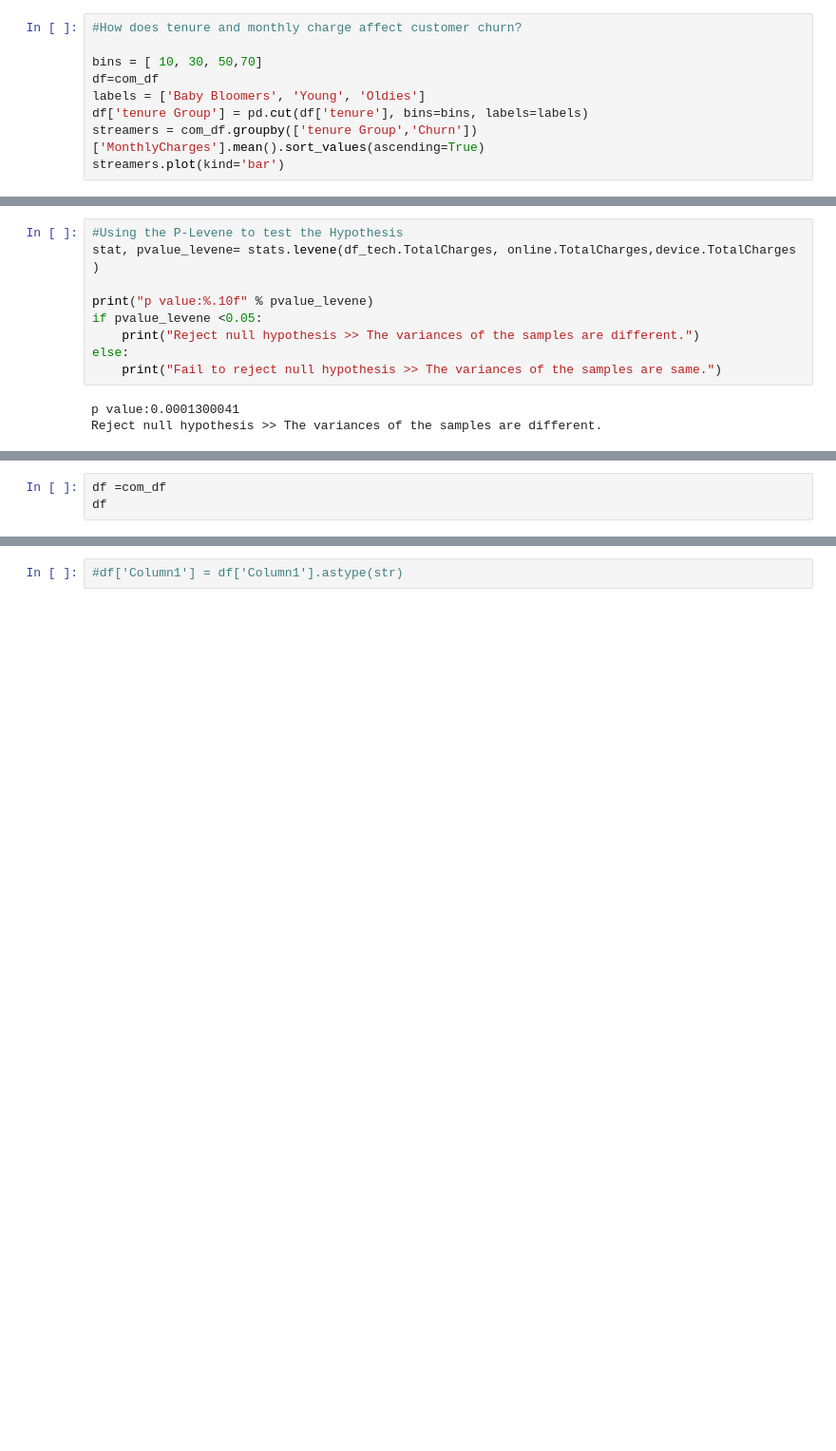
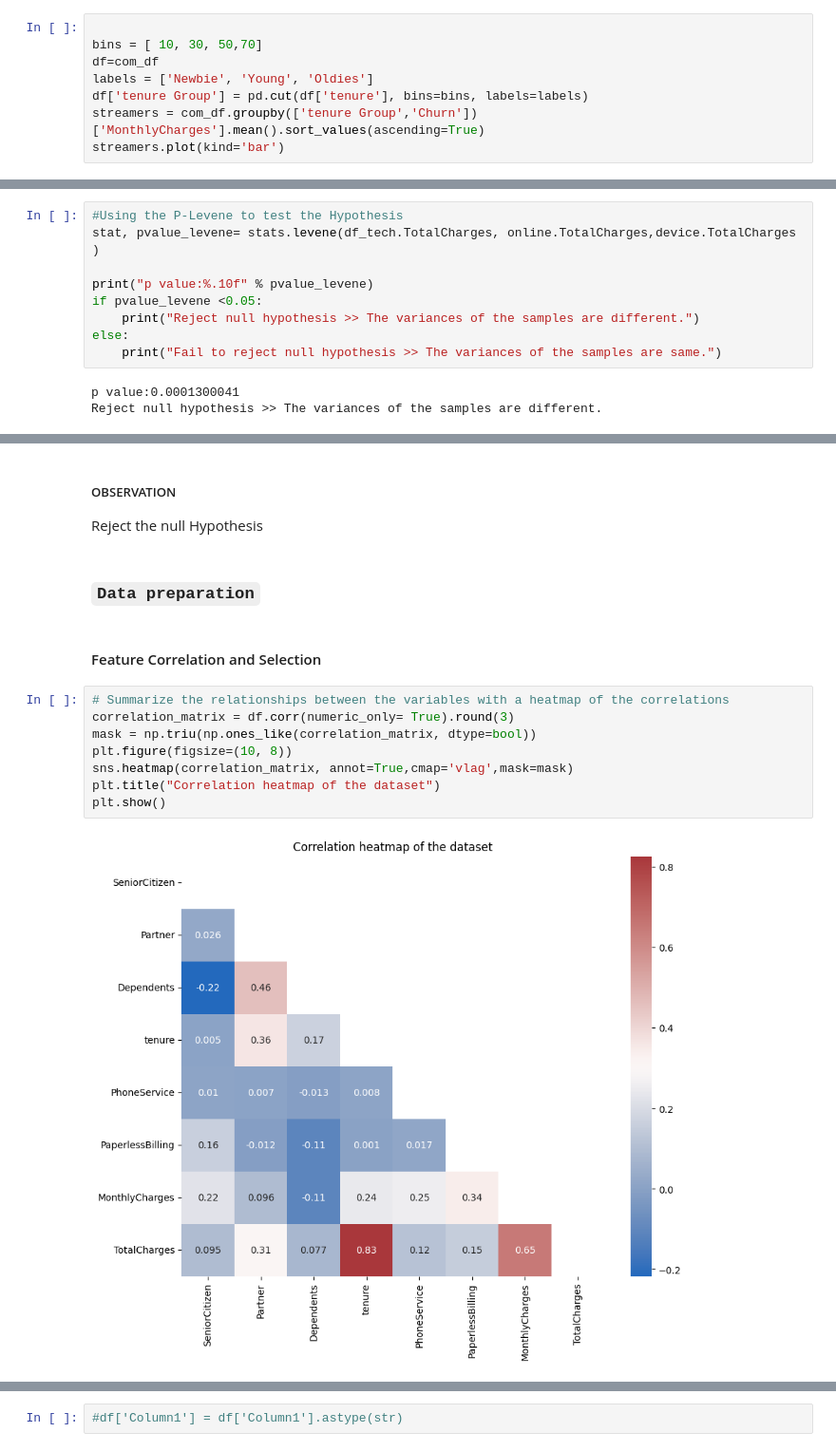
Before and after one commit to kwasichrappah/Custormer-Churn, a Jupyter notebook: customer.ipynb, the cells around one changed output, grey strips where cells are left out. Shown at 95% size. Cells and saved outputs as stored; diff of their text form; blank space fills up the shorter version.

```diff
--- a/customer.ipynb
+++ b/customer.ipynb
@@ -330,9 +324,8 @@ plt.show()
 # %%
-#How does tenure and monthly charge affect customer churn?
 
 bins = [ 10, 30, 50,70]
 df=com_df
-labels = ['Baby Bloomers', 'Young', 'Oldies']
+labels = ['Newbie', 'Young', 'Oldies']
 df['tenure Group'] = pd.cut(df['tenure'], bins=bins, labels=labels)
 streamers = com_df.groupby(['tenure Group','Churn'])['MonthlyCharges'].mean().sort_values(ascending=True)
 streamers.plot(kind='bar')
@@ -488,3 +447,0 @@ MonthlyCharges
-# %%
-df =com_df
-df
@@ -535,0 +466,17 @@ preprocessor = ColumnTransformer(
+# %% [markdown]
+##### OBSERVATION
+Reject the null Hypothesis
+# %% [markdown]
+### `Data preparation`
+# %% [markdown]
+#### Feature Correlation and Selection
+# %%
+# Summarize the relationships between the variables with a heatmap of the correlations
+correlation_matrix = df.corr(numeric_only= True).round(3)
+mask = np.triu(np.ones_like(correlation_matrix, dtype=bool))
+plt.figure(figsize=(10, 8))
+sns.heatmap(correlation_matrix, annot=True,cmap='vlag',mask=mask)
+plt.title("Correlation heatmap of the dataset")
+plt.show()
+# %% [output]
+[figure, added]
```
Also changed, not shown: parts of 88 cells of this notebook.
